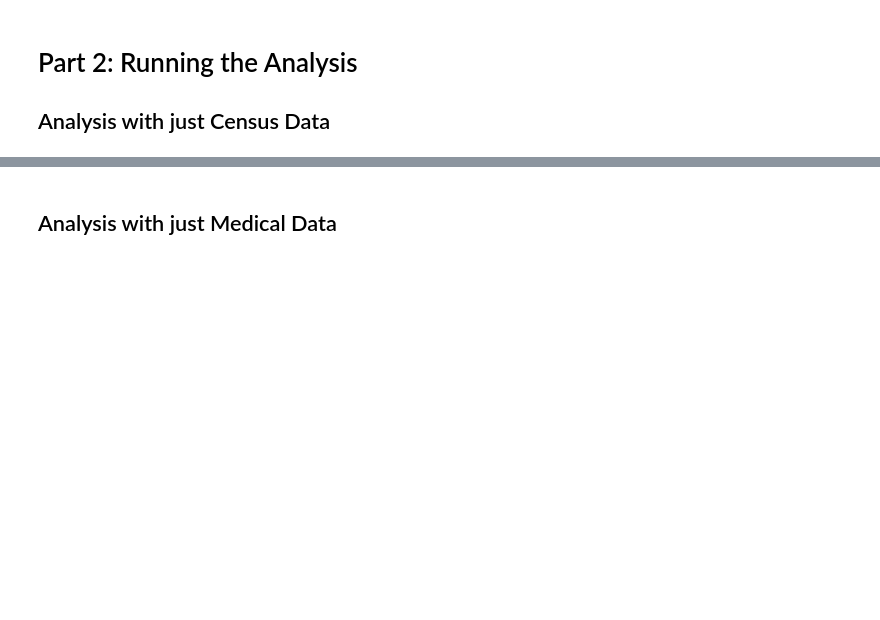
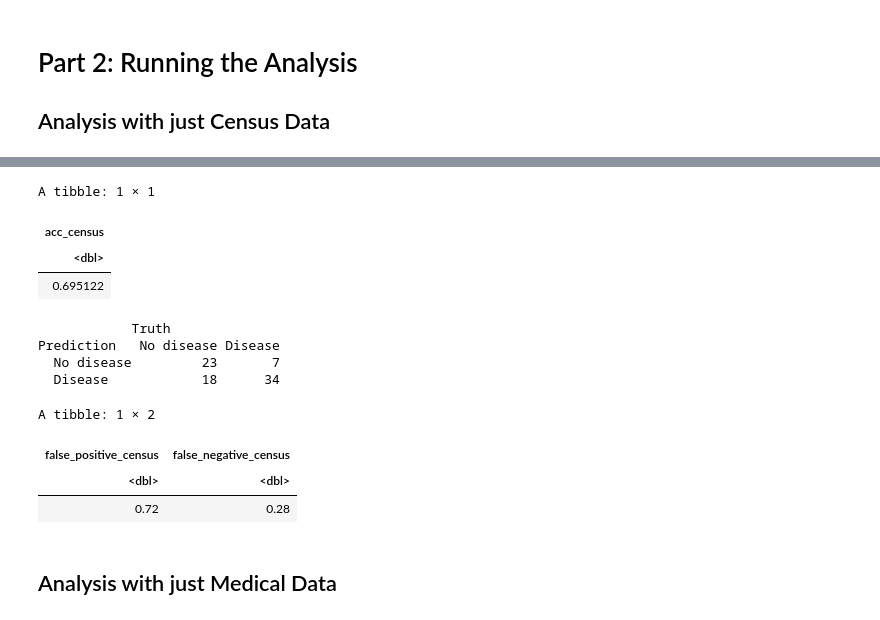
Before and after one commit to Phoebeml/Group20_DSCI100, a Jupyter notebook: Group20Project.ipynb, the cells around one changed output, grey strips where cells are left out. Cells and saved outputs as stored; diff of their text form; code cells hidden in the pictures; blank space fills up the shorter version.

Commit message:
Manually changed false_positive and false_negative

```diff
--- a/Group20Project.ipynb
+++ b/Group20Project.ipynb
@@ -233,36 +240,49 @@ accuracy_vs_k_census
 # %%
 #We now create a model using the best K chosen from above
 set.seed(4200)
 #make a new spec
 heart_spec_census <- nearest_neighbor(weight_func = "rectangular", neighbors = 9) |>
     set_engine("kknn") |>
     set_mode("classification")
 
 #make a new workflow (retrain mdoel)
 heart_fit_census <- workflow() |>
     add_recipe(heart_recipe_census) |>
     add_model(heart_spec_census) |>
     fit(data = heart_train_census)
 
 heart_predicted_census <- predict(heart_fit_census, heart_test_census) |>
     bind_cols(heart_test_census)
 
 acc_census <- heart_predicted_census |>
     metrics(truth = num, estimate = .pred_class) |>
     filter(.metric == "accuracy") |>
     select(.estimate) |>
     pull()
 tibble(acc_census)
 
 confusion_census <- heart_predicted_census|>
              conf_mat(truth = num, estimate = .pred_class)
 confusion_census
 
-false_positive_census <- 12/27
+false_positive_census <- 18/25
 
-false_negative_census <- 15/27
+false_negative_census <- 7/25
 
-tibble(acc_census, false_positive_census, false_negative_census)
+tibble(false_positive_census, false_negative_census)
+# %% [output]
+A tibble: 1 × 1
+| acc_census |
+| <dbl> |
+| 0.695122 |
+            Truth
+Prediction   No disease Disease
+  No disease         23       7
+  Disease            18      34
+A tibble: 1 × 2
+| false_positive_census | false_negative_census |
+| <dbl> | <dbl> |
+| 0.72 | 0.28 |
 # %% [markdown]
 Analysis with just Medical Data
 -----
```
Also changed, not shown: parts of 9 cells of this notebook.
